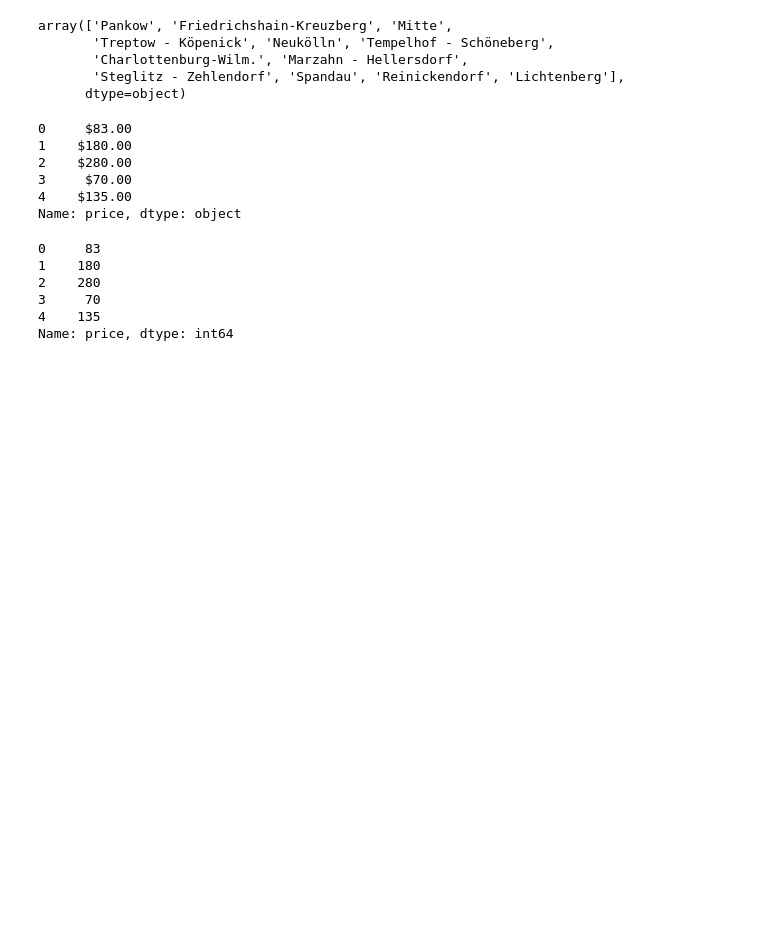
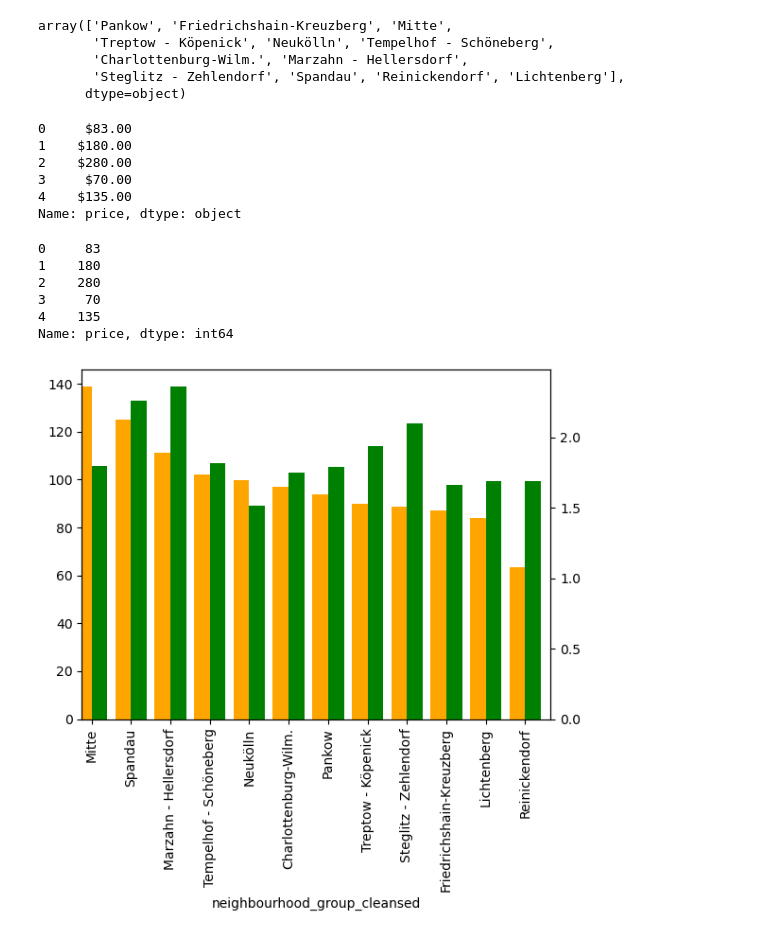
Before and after one commit to Daniel-Hutcheson/airbnb_berlin, a Jupyter notebook: main.ipynb, the cells around one changed output. Cells and saved outputs as stored; diff of their text form; code cells hidden in the pictures; blank space fills up the shorter version.

```diff
--- a/main.ipynb
+++ b/main.ipynb
@@ -151,3 +151,16 @@ df_listing_cleaned.price.head()
 Name: price, dtype: int64
 # %%
 df_analyze = df_listing_cleaned.groupby(['neighbourhood_group_cleansed']).aggregate(beds=('beds','mean'), price=('price','mean')).sort_values(by='price',ascending=False)
+# %%
+fig = plt.figure()
+
+ax = fig.add_subplot()
+ax2 = ax.twinx()
+
+df_analyze.price.plot(kind='bar', ax=ax, width=0.4, position=1, color='orange')
+df_analyze.beds.plot(kind='bar', ax=ax2, width=0.4, position=0, color='green')
+
+
+plt.show()
+# %% [output]
+[figure, added]
```
Also changed, not shown: parts of 1 cell of this notebook, 1 other file.
